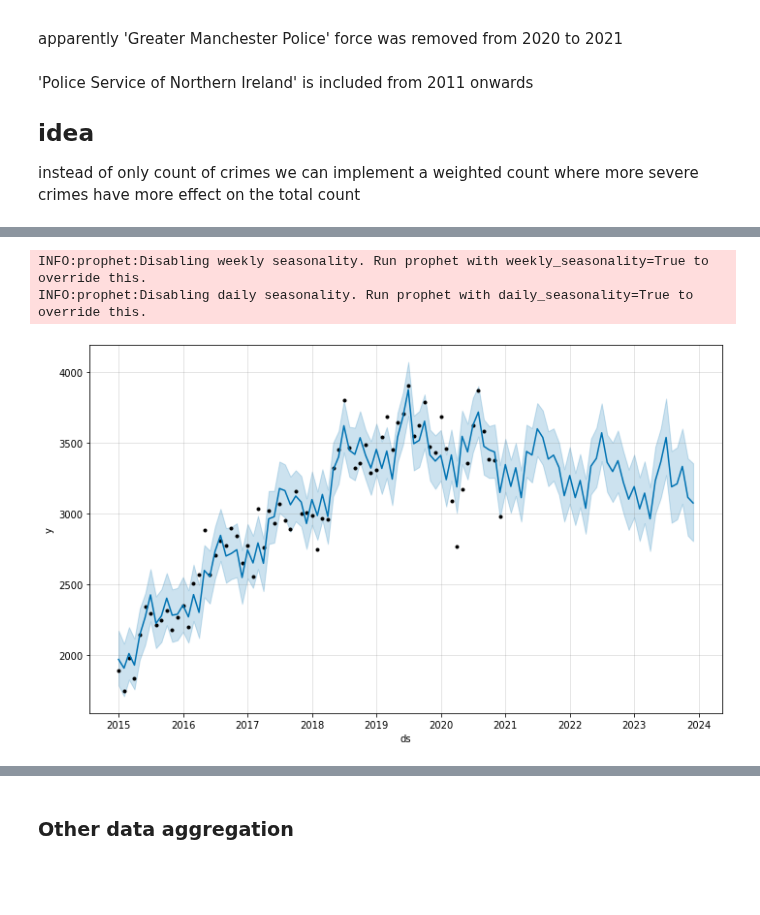
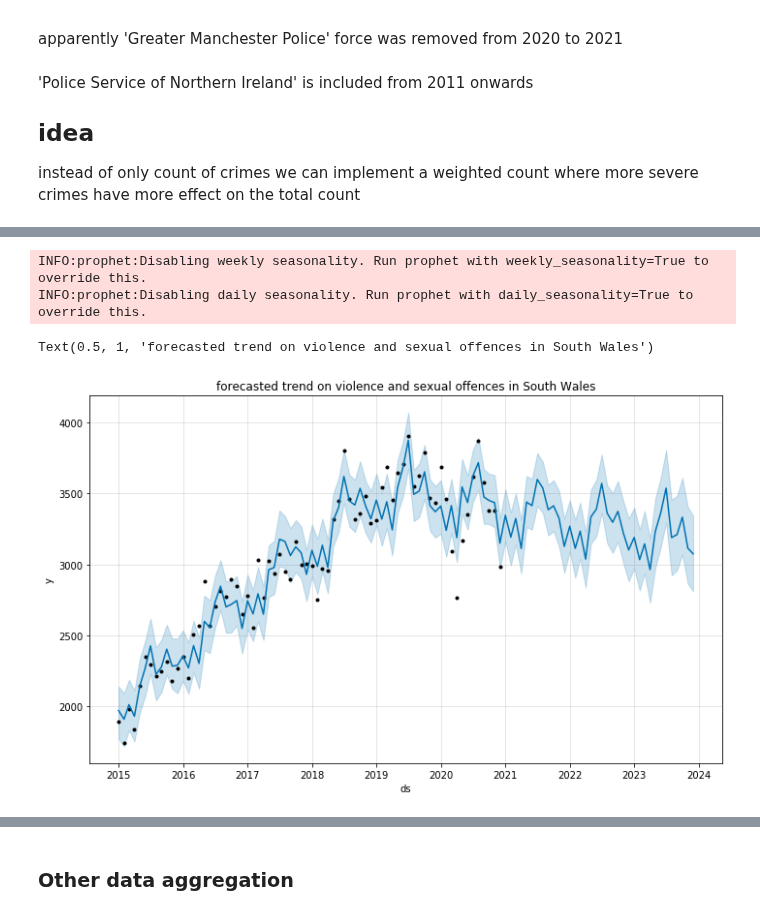
Before and after one commit to Dazai1623818/Datachallenge-2, a Jupyter notebook: Prophet.ipynb, the cells around one changed output, grey strips where cells are left out. Drawn from its saved outputs; the diff is of its cells as text; code cells hidden in the pictures; blank space fills up the shorter version.

```diff
--- a/Prophet.ipynb
+++ b/Prophet.ipynb
@@ -53,7 +54,7 @@ def DistrictCrimeData(district, allYears, crime):
 
     return df_district
 
-df_data = DistrictCrimeData(district='South Wales Police', allYears=True, crime=['Violence and sexual offences', 'Shoplifting'])
-df_test_data = DistrictCrimeData(district='South Wales Police', allYears=False, crime=['Violence and sexual offences', 'Shoplifting'])
+df_data = DistrictCrimeData(district='South Wales Police', allYears=True, crime=['Violence and sexual offences'])
+df_test_data = DistrictCrimeData(district='South Wales Police', allYears=False, crime=['Violence and sexual offences'])
 # %%
 df_data['Crime type'].value_counts()
@@ -121,9 +118,12 @@ predict['ds'] = pd.to_datetime(predict['ds'])
 # %%
 m = Prophet(seasonality_mode='multiplicative').fit(predict)
 future = m.make_future_dataframe(periods=36, freq='MS')
 fcst = m.predict(future)
 fig = m.plot(fcst)
+ax = fig.gca()
+ax.set_title('forecasted trend on violence and sexual offences in South Wales')
 # %% [output]
 INFO:prophet:Disabling weekly seasonality. Run prophet with weekly_seasonality=True to override this.
 INFO:prophet:Disabling daily seasonality. Run prophet with daily_seasonality=True to override this.
+Text(0.5, 1, 'forecasted trend on violence and sexual offences in South Wales')
-[figure, old version]
+[figure, new version]
```
Also changed, not shown: parts of 18 cells of this notebook.
